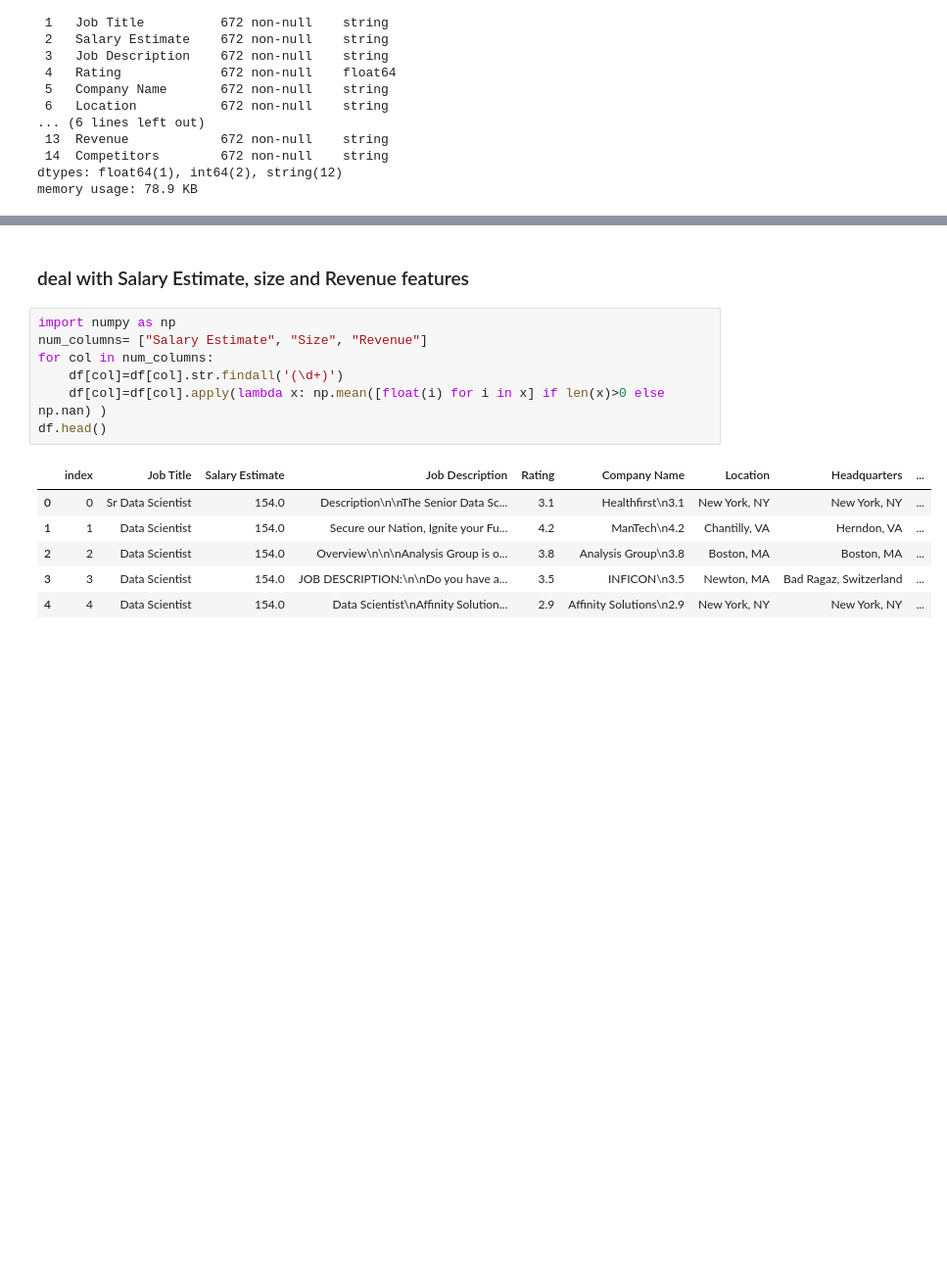
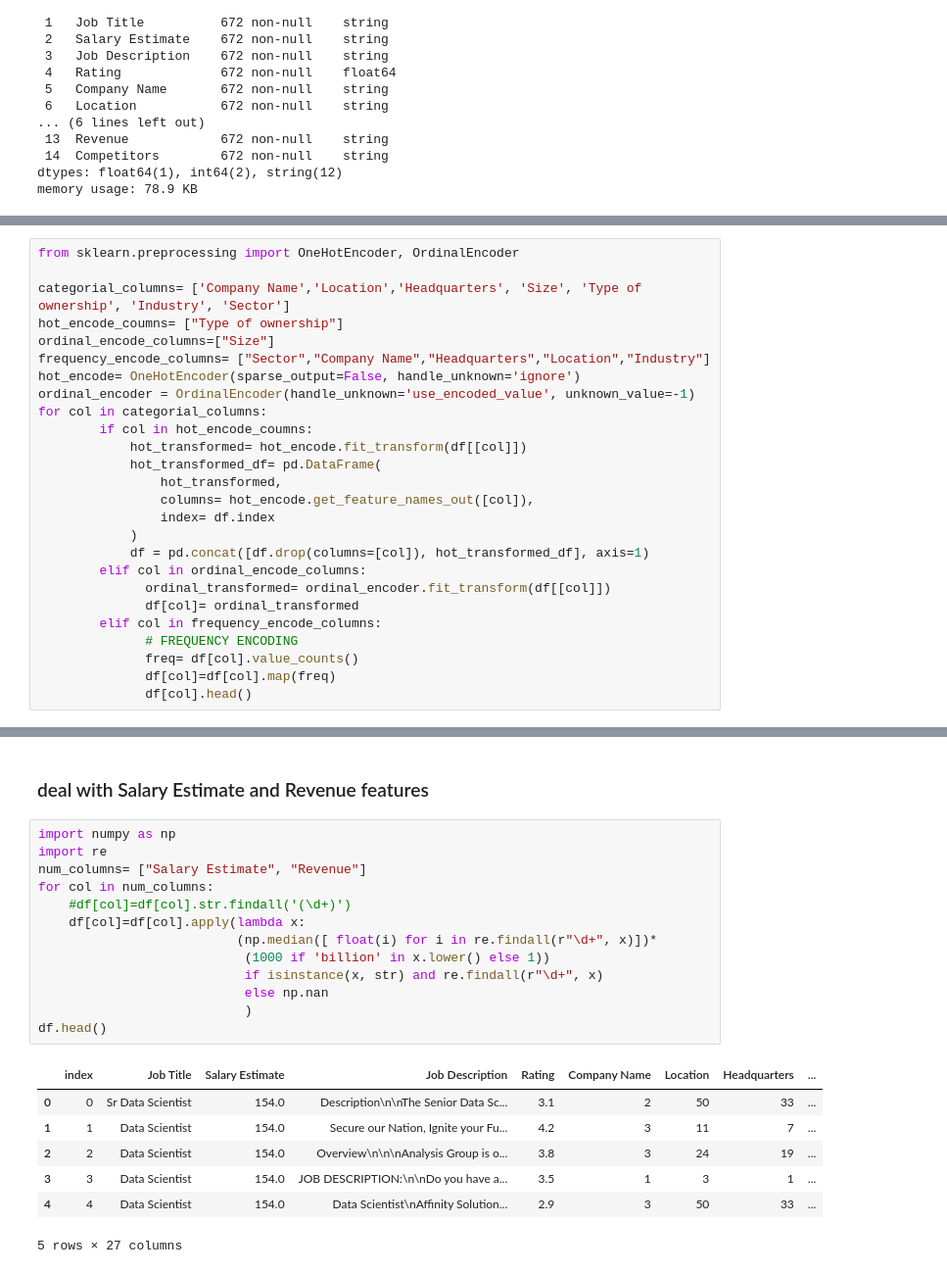
Before and after one commit to Maryemelb/rh-pulze-azure, a Jupyter notebook: backend/app/ml/Nootbook/eda.ipynb, the cells around one changed output, grey strips where cells are left out. Shown at 98% size. Drawn from its saved outputs; the diff is of its cells as text; blank space fills up the shorter version.

Commit message:
complete eda and handle missing values and outliers and apply nlp cleaning

```diff
--- a/backend/app/ml/Nootbook/eda.ipynb
+++ b/backend/app/ml/Nootbook/eda.ipynb
@@ -102,0 +219,26 @@ memory usage: 78.9 KB
+# %%
+from sklearn.preprocessing import OneHotEncoder, OrdinalEncoder
+
+categorial_columns= ['Company Name','Location','Headquarters', 'Size', 'Type of ownership', 'Industry', 'Sector']
+hot_encode_coumns= ["Type of ownership"]
+ordinal_encode_columns=["Size"]
+frequency_encode_columns= ["Sector","Company Name","Headquarters","Location","Industry"]
+hot_encode= OneHotEncoder(sparse_output=False, handle_unknown='ignore')
+ordinal_encoder = OrdinalEncoder(handle_unknown='use_encoded_value', unknown_value=-1)
+for col in categorial_columns:
+        if col in hot_encode_coumns:
+            hot_transformed= hot_encode.fit_transform(df[[col]])
+            hot_transformed_df= pd.DataFrame(
+                hot_transformed,
+                columns= hot_encode.get_feature_names_out([col]),
+                index= df.index
+            )
+            df = pd.concat([df.drop(columns=[col]), hot_transformed_df], axis=1)
+        elif col in ordinal_encode_columns:
+              ordinal_transformed= ordinal_encoder.fit_transform(df[[col]])
+              df[col]= ordinal_transformed
+        elif col in frequency_encode_columns:
+              # FREQUENCY ENCODING
+              freq= df[col].value_counts()
+              df[col]=df[col].map(freq)
+              df[col].head()
@@ -103,16 +273,23 @@ memory usage: 78.9 KB
 # %% [markdown]
-### deal with Salary Estimate, size	and Revenue features
+### deal with Salary Estimate and Revenue features
 # %%
 import numpy as np
-num_columns= ["Salary Estimate", "Size", "Revenue"]
+import re
+num_columns= ["Salary Estimate", "Revenue"]
 for col in num_columns:
-    df[col]=df[col].str.findall('(\d+)')
-    df[col]=df[col].apply(lambda x: np.mean([float(i) for i in x] if len(x)>0 else np.nan) )
+    #df[col]=df[col].str.findall('(\d+)')
+    df[col]=df[col].apply(lambda x:
+                          (np.median([ float(i) for i in re.findall(r"\d+", x)])*
+                           (1000 if 'billion' in x.lower() else 1))
+                           if isinstance(x, str) and re.findall(r"\d+", x)
+                           else np.nan
+                           )
 df.head()
 # %% [output]
 |  | index | Job Title | Salary Estimate | Job Description | Rating | Company Name | Location | Headquarters | ... |
-| 0 | 0 | Sr Data Scientist | 154.0 | Description\n\nThe Senior Data Sc... | 3.1 | Healthfirst\n3.1 | New York, NY | New York, NY | ... |
-| 1 | 1 | Data Scientist | 154.0 | Secure our Nation, Ignite your Fu... | 4.2 | ManTech\n4.2 | Chantilly, VA | Herndon, VA | ... |
-| 2 | 2 | Data Scientist | 154.0 | Overview\n\n\nAnalysis Group is o... | 3.8 | Analysis Group\n3.8 | Boston, MA | Boston, MA | ... |
-| 3 | 3 | Data Scientist | 154.0 | JOB DESCRIPTION:\n\nDo you have a... | 3.5 | INFICON\n3.5 | Newton, MA | Bad Ragaz, Switzerland | ... |
-| 4 | 4 | Data Scientist | 154.0 | Data Scientist\nAffinity Solution... | 2.9 | Affinity Solutions\n2.9 | New York, NY | New York, NY | ... |
+| 0 | 0 | Sr Data Scientist | 154.0 | Description\n\nThe Senior Data Sc... | 3.1 | 2 | 50 | 33 | ... |
+| 1 | 1 | Data Scientist | 154.0 | Secure our Nation, Ignite your Fu... | 4.2 | 3 | 11 | 7 | ... |
+| 2 | 2 | Data Scientist | 154.0 | Overview\n\n\nAnalysis Group is o... | 3.8 | 3 | 24 | 19 | ... |
+| 3 | 3 | Data Scientist | 154.0 | JOB DESCRIPTION:\n\nDo you have a... | 3.5 | 1 | 3 | 1 | ... |
+| 4 | 4 | Data Scientist | 154.0 | Data Scientist\nAffinity Solution... | 2.9 | 3 | 50 | 33 | ... |
+5 rows × 27 columns
```
Also changed, not shown: parts of 33 cells of this notebook, 10 other files.
